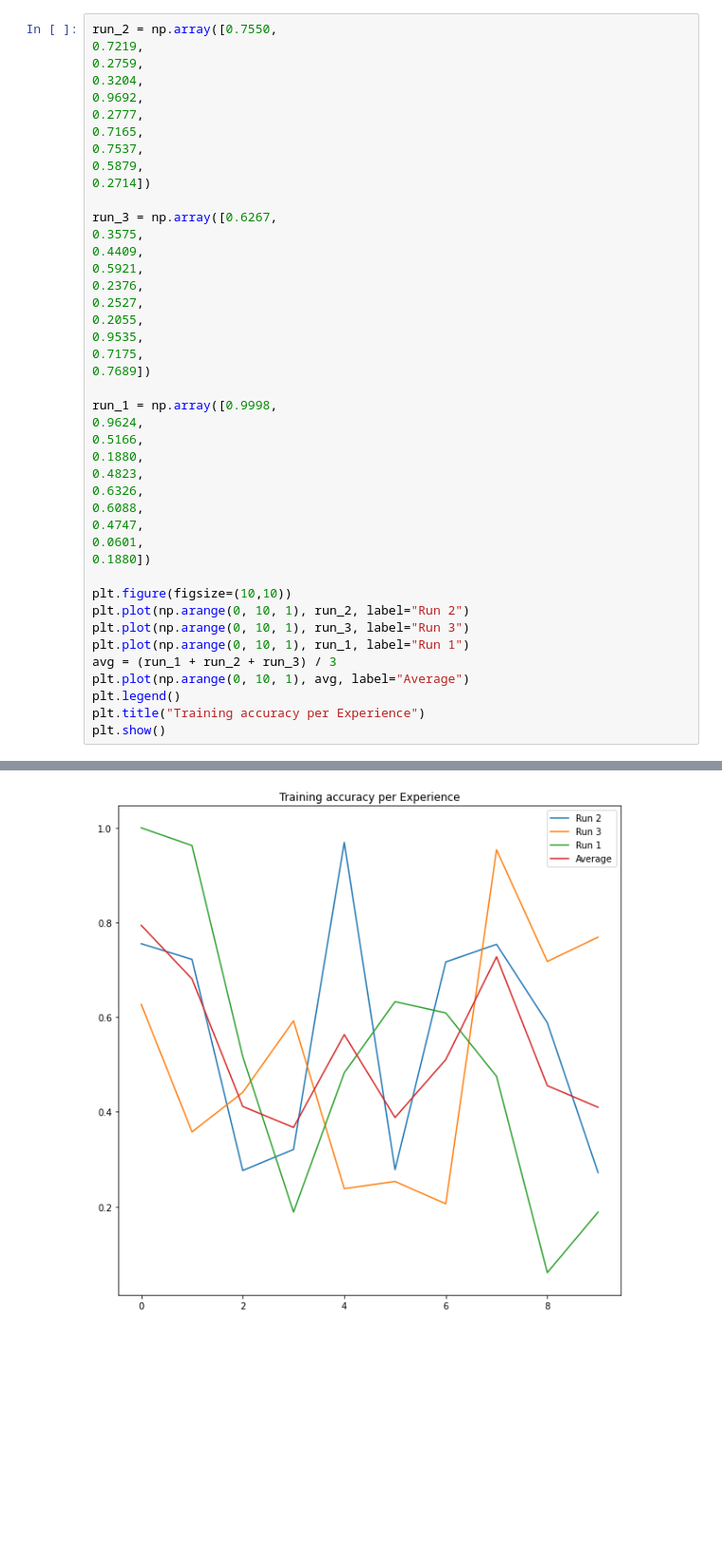
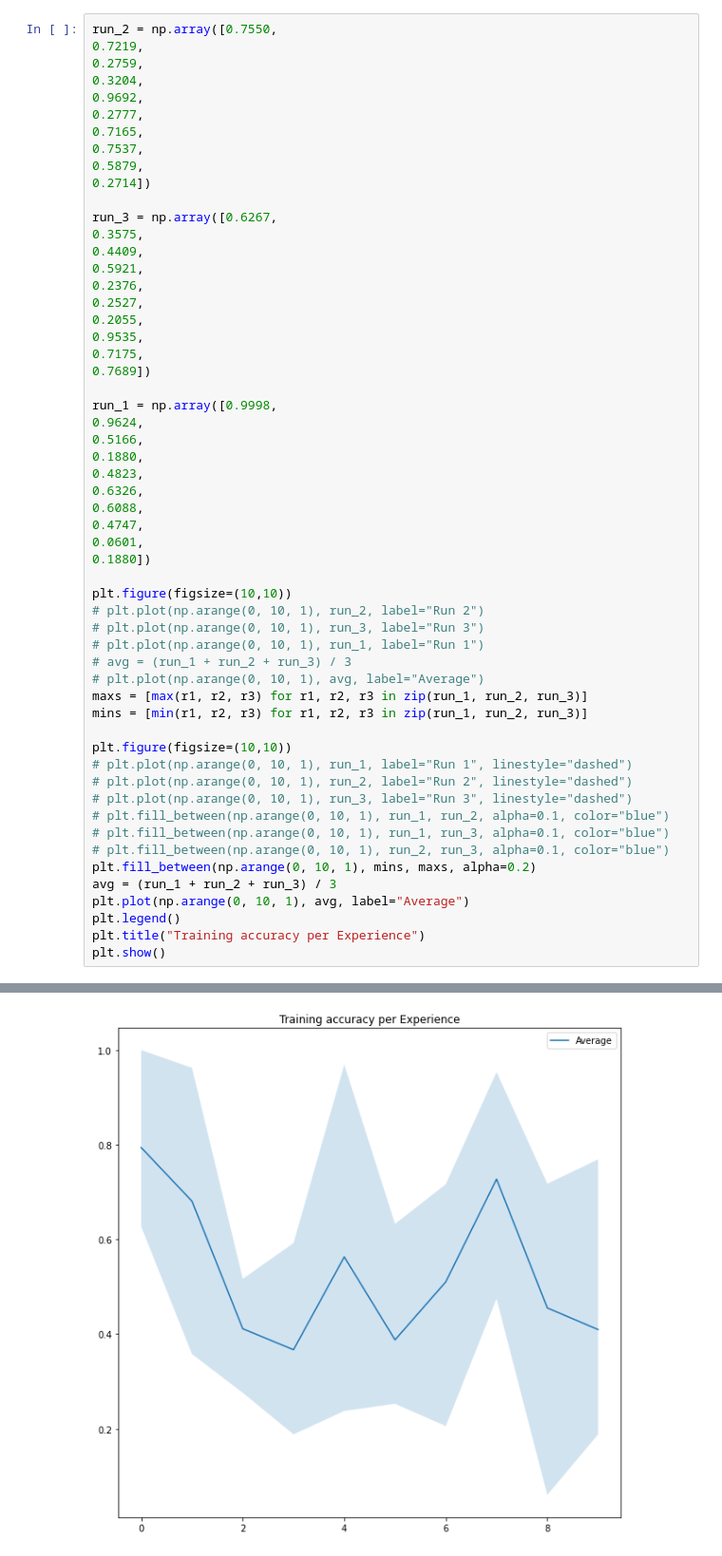
Before and after one commit to MzudemO/nn-2021, a Jupyter notebook: experiments/graphs_best_config_3_runs.ipynb, the cells around one changed output, grey strips where cells are left out. Shown at 95% size. Cells and saved outputs as stored; diff of their text form; blank space fills up the shorter version.

Commit message:
shaded graphs and per-class-acc

```diff
--- a/experiments/graphs_best_config_3_runs.ipynb
+++ b/experiments/graphs_best_config_3_runs.ipynb
@@ -171,9 +206,22 @@ run_1 = np.array([0.9998,
 0.1880])
 
 plt.figure(figsize=(10,10))
-plt.plot(np.arange(0, 10, 1), run_2, label="Run 2")
-plt.plot(np.arange(0, 10, 1), run_3, label="Run 3")
-plt.plot(np.arange(0, 10, 1), run_1, label="Run 1")
+# plt.plot(np.arange(0, 10, 1), run_2, label="Run 2")
+# plt.plot(np.arange(0, 10, 1), run_3, label="Run 3")
+# plt.plot(np.arange(0, 10, 1), run_1, label="Run 1")
+# avg = (run_1 + run_2 + run_3) / 3
+# plt.plot(np.arange(0, 10, 1), avg, label="Average")
+maxs = [max(r1, r2, r3) for r1, r2, r3 in zip(run_1, run_2, run_3)]
+mins = [min(r1, r2, r3) for r1, r2, r3 in zip(run_1, run_2, run_3)]
+
+plt.figure(figsize=(10,10))
+# plt.plot(np.arange(0, 10, 1), run_1, label="Run 1", linestyle="dashed")
+# plt.plot(np.arange(0, 10, 1), run_2, label="Run 2", linestyle="dashed")
+# plt.plot(np.arange(0, 10, 1), run_3, label="Run 3", linestyle="dashed")
+# plt.fill_between(np.arange(0, 10, 1), run_1, run_2, alpha=0.1, color="blue")
+# plt.fill_between(np.arange(0, 10, 1), run_1, run_3, alpha=0.1, color="blue")
+# plt.fill_between(np.arange(0, 10, 1), run_2, run_3, alpha=0.1, color="blue")
+plt.fill_between(np.arange(0, 10, 1), mins, maxs, alpha=0.2)
 avg = (run_1 + run_2 + run_3) / 3
 plt.plot(np.arange(0, 10, 1), avg, label="Average")
 plt.legend()
@@ -183 +232 @@ plt.show()
-[figure, old version]
+[figure, new version]
```
Also changed, not shown: parts of 5 cells of this notebook, 5 other files.
